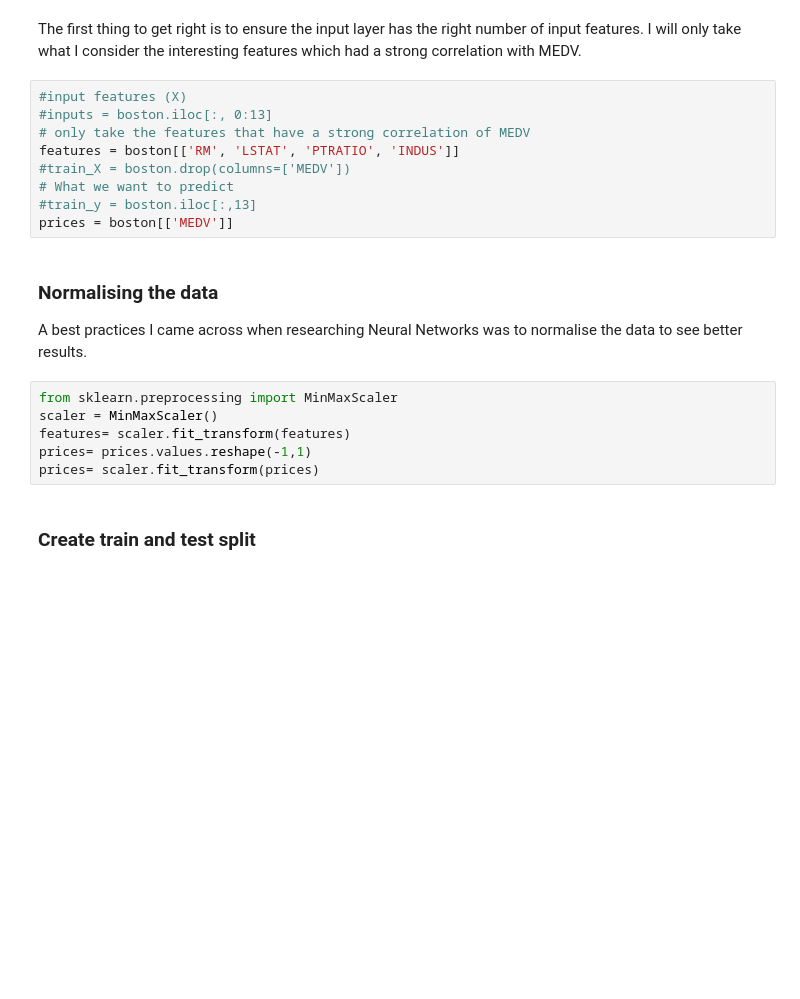
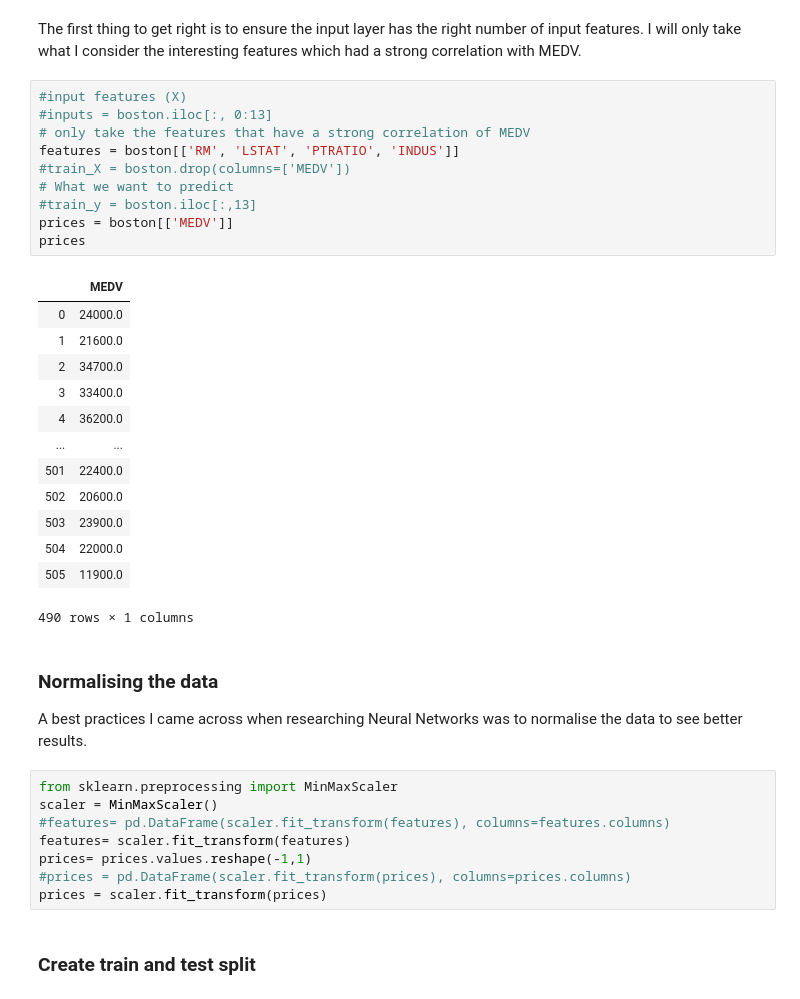
Before and after one commit to RitRa/MachineLearning-project, a Jupyter notebook: Machine Learning and Statistics Project 2019.ipynb, the cells around one changed output. Cells and saved outputs as stored; diff of their text form; blank space fills up the shorter version.

```diff
--- a/Machine Learning and Statistics Project 2019.ipynb
+++ b/Machine Learning and Statistics Project 2019.ipynb
@@ -400,21 +402,38 @@ The first thing to get right is to ensure the input layer has the right number o
 # %%
 #input features (X)
 #inputs = boston.iloc[:, 0:13]
 # only take the features that have a strong correlation of MEDV
 features = boston[['RM', 'LSTAT', 'PTRATIO', 'INDUS']]
 #train_X = boston.drop(columns=['MEDV'])
 # What we want to predict
 #train_y = boston.iloc[:,13]
 prices = boston[['MEDV']]
+prices
+# %% [output]
+|  | MEDV |
+| 0 | 24000.0 |
+| 1 | 21600.0 |
+| 2 | 34700.0 |
+| 3 | 33400.0 |
+| 4 | 36200.0 |
+| ... | ... |
+| 501 | 22400.0 |
+| 502 | 20600.0 |
+| 503 | 23900.0 |
+| 504 | 22000.0 |
+| 505 | 11900.0 |
+490 rows × 1 columns
 # %% [markdown]
 ### Normalising the data
 A best practices I came across when researching Neural Networks was to normalise the data to see better results.
 # %%
 from sklearn.preprocessing import MinMaxScaler
 scaler = MinMaxScaler()
+#features= pd.DataFrame(scaler.fit_transform(features), columns=features.columns)
 features= scaler.fit_transform(features)
 prices= prices.values.reshape(-1,1)
-prices= scaler.fit_transform(prices)
+#prices = pd.DataFrame(scaler.fit_transform(prices), columns=prices.columns)
+prices = scaler.fit_transform(prices)
 # %% [markdown]
 ### Create train and test split
 # %%
```
Also changed, not shown: parts of 13 cells of this notebook, 23 other files.
